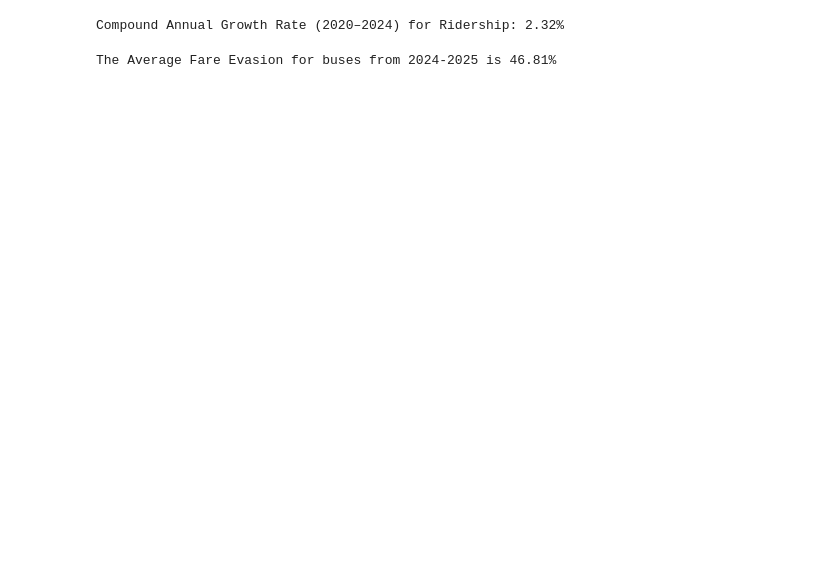
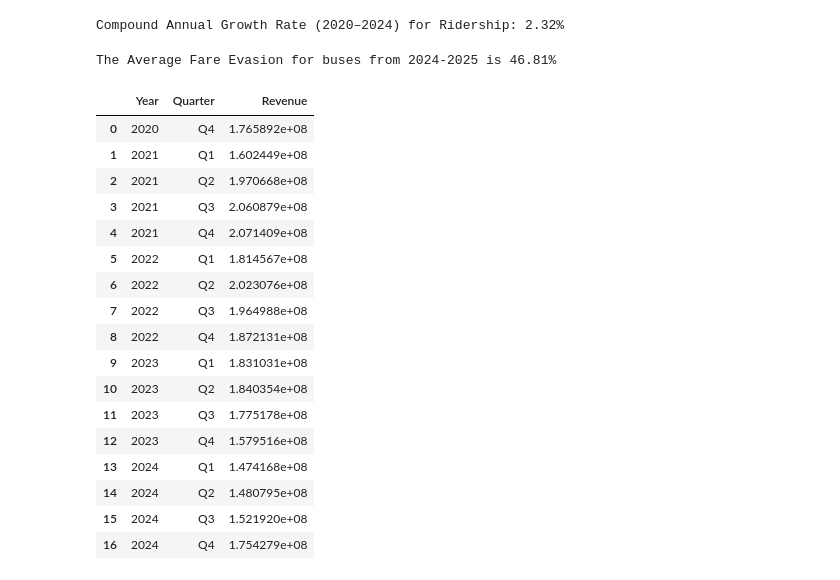
Before and after one commit to djbrown227/fare_evasion, a Jupyter notebook: notebooks/04_feature_engineering.ipynb, the cells around one changed output. Drawn from its saved outputs; the diff is of its cells as text; code cells hidden in the pictures; blank space fills up the shorter version.

```diff
--- a/notebooks/04_feature_engineering.ipynb
+++ b/notebooks/04_feature_engineering.ipynb
@@ -391,3 +391,35 @@ The Average Fare Evasion for buses from 2024-2025 is 46.81%
 # %%
 #effective fare paid per rider
 #Revenue/total passengers
+# %%
+revenue_df = df_joined_bus_final[['Year','Quarter','Revenue']]
+revenue_df = revenue_df[revenue_df["Year"] < 2025]
+
+# Get the absolute path to the project root
+project_root = os.path.abspath(os.path.join(os.getcwd(), ".."))
+
+# Construct the full path to the output file
+output_path = os.path.join(project_root, "data", "processed", "revenue_df.csv")
+
+# Save the CSV
+revenue_df.to_csv(output_path, index=False)
+revenue_df
+# %% [output]
+|  | Year | Quarter | Revenue |
+| 0 | 2020 | Q4 | 1.765892e+08 |
+| 1 | 2021 | Q1 | 1.602449e+08 |
+| 2 | 2021 | Q2 | 1.970668e+08 |
+| 3 | 2021 | Q3 | 2.060879e+08 |
+| 4 | 2021 | Q4 | 2.071409e+08 |
+| 5 | 2022 | Q1 | 1.814567e+08 |
+| 6 | 2022 | Q2 | 2.023076e+08 |
+| 7 | 2022 | Q3 | 1.964988e+08 |
+| 8 | 2022 | Q4 | 1.872131e+08 |
+| 9 | 2023 | Q1 | 1.831031e+08 |
+| 10 | 2023 | Q2 | 1.840354e+08 |
+| 11 | 2023 | Q3 | 1.775178e+08 |
+| 12 | 2023 | Q4 | 1.579516e+08 |
+| 13 | 2024 | Q1 | 1.474168e+08 |
+| 14 | 2024 | Q2 | 1.480795e+08 |
+| 15 | 2024 | Q3 | 1.521920e+08 |
+| 16 | 2024 | Q4 | 1.754279e+08 |
```
Also changed, not shown: parts of 3 cells of this notebook, 10 other files.
